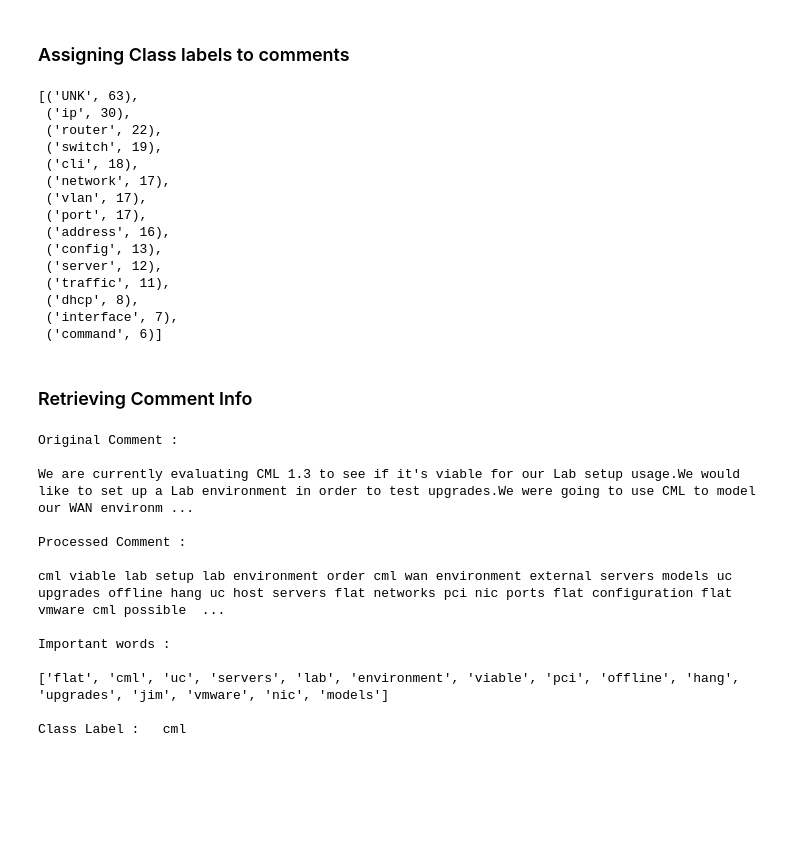
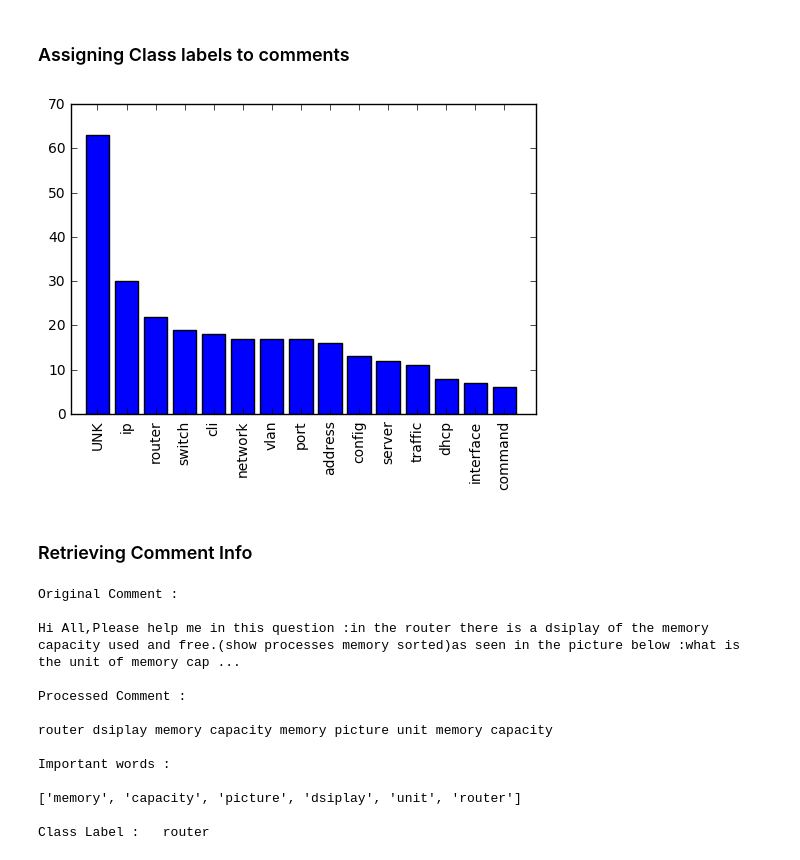
Before and after one commit to newgenrick/trend-and-sentiment-analysis-project, a Jupyter notebook: comment_categorisation.ipynb, the cells around one changed output. Drawn from its saved outputs; the diff is of its cells as text; code cells hidden in the pictures; blank space fills up the shorter version.

```diff
--- a/comment_categorisation.ipynb
+++ b/comment_categorisation.ipynb
@@ -341,24 +342,14 @@ for i in range(len(cleaned_comments)):
 
     if flag == 0:
         class_label.append('UNK')
-# %%
-Counter(class_label).most_common(15)
-# %% [output]
-[('UNK', 63),
- ('ip', 30),
- ('router', 22),
- ('switch', 19),
- ('cli', 18),
- ('network', 17),
- ('vlan', 17),
- ('port', 17),
- ('address', 16),
- ('config', 13),
- ('server', 12),
- ('traffic', 11),
- ('dhcp', 8),
- ('interface', 7),
- ('command', 6)]
+# %%
+import numpy as np
+class_counts = Counter(class_label).most_common(15)
+x = np.arange(15) +0.5
+plt.bar(x, height= [x[1] for x in class_counts])
+plt.xticks(x+.4, [x[0] for x in class_counts],rotation='vertical');
+# %% [output]
+[figure, added]
 # %% [markdown]
 ### Retrieving Comment Info
 # %%
@@ -369,18 +360,18 @@ def get_info(doc):
     print("\nImportant words : \n\n"+str(get_impwords(doc = doc,no_words = 15,get_score = False)))
     print("\nClass Label : \t"+class_label[doc])
 # %%
-get_info(16)
+get_info(0)
 # %% [output]
 Original Comment :
 
-We are currently evaluating CML 1.3 to see if it's viable for our Lab setup usage.We would like to set up a Lab environment in order to test upgrades.We were going to use CML to model our WAN environm ...
+Hi All,Please help me in this question :in the router there is a dsiplay of the memory capacity used and free.(show processes memory sorted)as seen in the picture below :what is the unit of memory cap ...
 
 Processed Comment :
 
-cml viable lab setup lab environment order cml wan environment external servers models uc upgrades offline hang uc host servers flat networks pci nic ports flat configuration flat vmware cml possible  ...
+router dsiplay memory capacity memory picture unit memory capacity
 
 Important words :
 
-['flat', 'cml', 'uc', 'servers', 'lab', 'environment', 'viable', 'pci', 'offline', 'hang', 'upgrades', 'jim', 'vmware', 'nic', 'models']
+['memory', 'capacity', 'picture', 'dsiplay', 'unit', 'router']
 
-Class Label :   cml
+Class Label :   router
```
Also changed, not shown: parts of 1 cell of this notebook.
